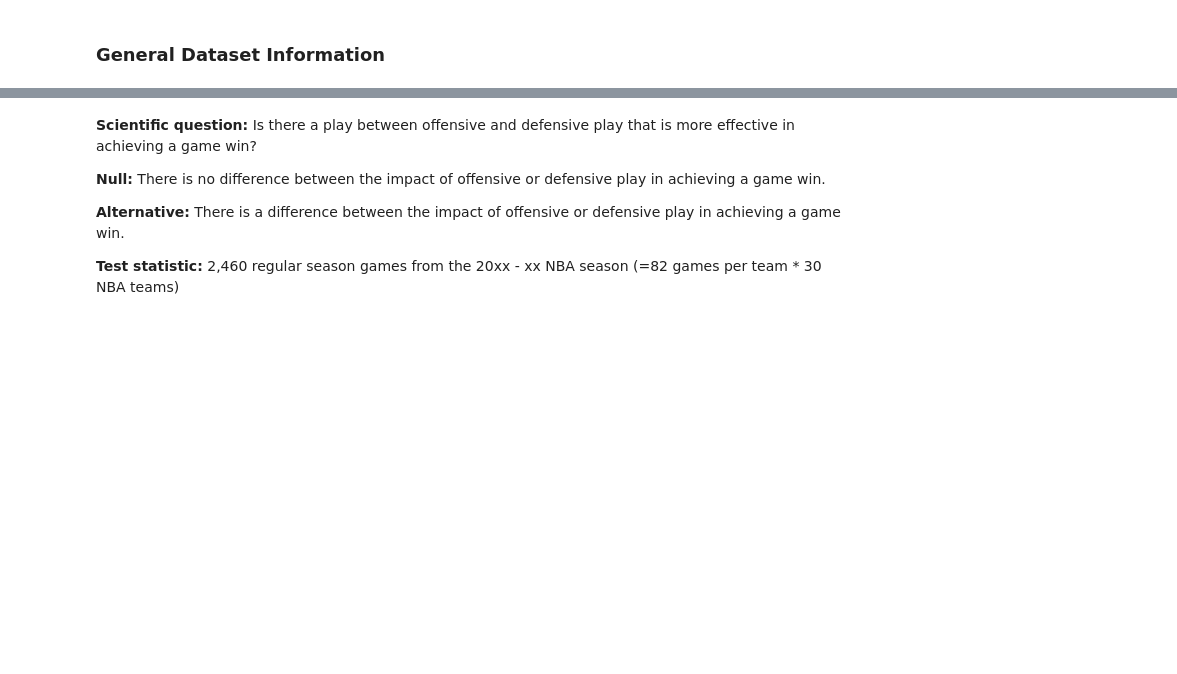
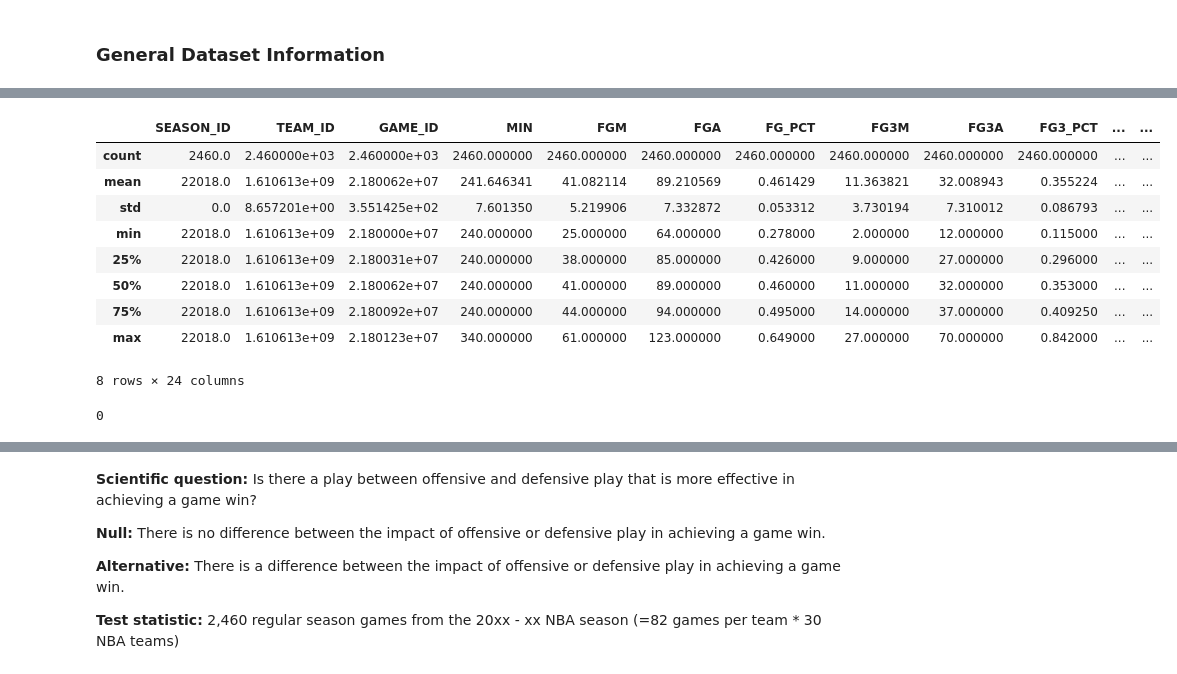
Before and after one commit to alicetsai1020/Off_v_Def_Play, a Jupyter notebook: draft.ipynb, the cells around one changed output, grey strips where cells are left out. Drawn from its saved outputs; the diff is of its cells as text; code cells hidden in the pictures; blank space fills up the shorter version.

```diff
--- a/draft.ipynb
+++ b/draft.ipynb
@@ -26,0 +67,3 @@ from nba_api.stats.static import teams
+# %%
+game_log_1819 = pd.read_csv('../data_1/game_log_1819.csv')
+game_log_1819.head()
@@ -28,0 +114,17 @@ from nba_api.stats.static import teams
+# %%
+game_log_1819.describe()
+# %% [output]
+|  | SEASON_ID | TEAM_ID | GAME_ID | MIN | FGM | FGA | FG_PCT | FG3M | FG3A | FG3_PCT | ... | ... |
+| count | 2460.0 | 2.460000e+03 | 2.460000e+03 | 2460.000000 | 2460.000000 | 2460.000000 | 2460.000000 | 2460.000000 | 2460.000000 | 2460.000000 | ... | ... |
+| mean | 22018.0 | 1.610613e+09 | 2.180062e+07 | 241.646341 | 41.082114 | 89.210569 | 0.461429 | 11.363821 | 32.008943 | 0.355224 | ... | ... |
+| std | 0.0 | 8.657201e+00 | 3.551425e+02 | 7.601350 | 5.219906 | 7.332872 | 0.053312 | 3.730194 | 7.310012 | 0.086793 | ... | ... |
+| min | 22018.0 | 1.610613e+09 | 2.180000e+07 | 240.000000 | 25.000000 | 64.000000 | 0.278000 | 2.000000 | 12.000000 | 0.115000 | ... | ... |
+| 25% | 22018.0 | 1.610613e+09 | 2.180031e+07 | 240.000000 | 38.000000 | 85.000000 | 0.426000 | 9.000000 | 27.000000 | 0.296000 | ... | ... |
+| 50% | 22018.0 | 1.610613e+09 | 2.180062e+07 | 240.000000 | 41.000000 | 89.000000 | 0.460000 | 11.000000 | 32.000000 | 0.353000 | ... | ... |
+| 75% | 22018.0 | 1.610613e+09 | 2.180092e+07 | 240.000000 | 44.000000 | 94.000000 | 0.495000 | 14.000000 | 37.000000 | 0.409250 | ... | ... |
+| max | 22018.0 | 1.610613e+09 | 2.180123e+07 | 340.000000 | 61.000000 | 123.000000 | 0.649000 | 27.000000 | 70.000000 | 0.842000 | ... | ... |
+8 rows × 24 columns
+# %%
+game_log_1819.duplicated().sum()
+# %% [output]
+0
```
Also changed, not shown: parts of 32 cells of this notebook.
